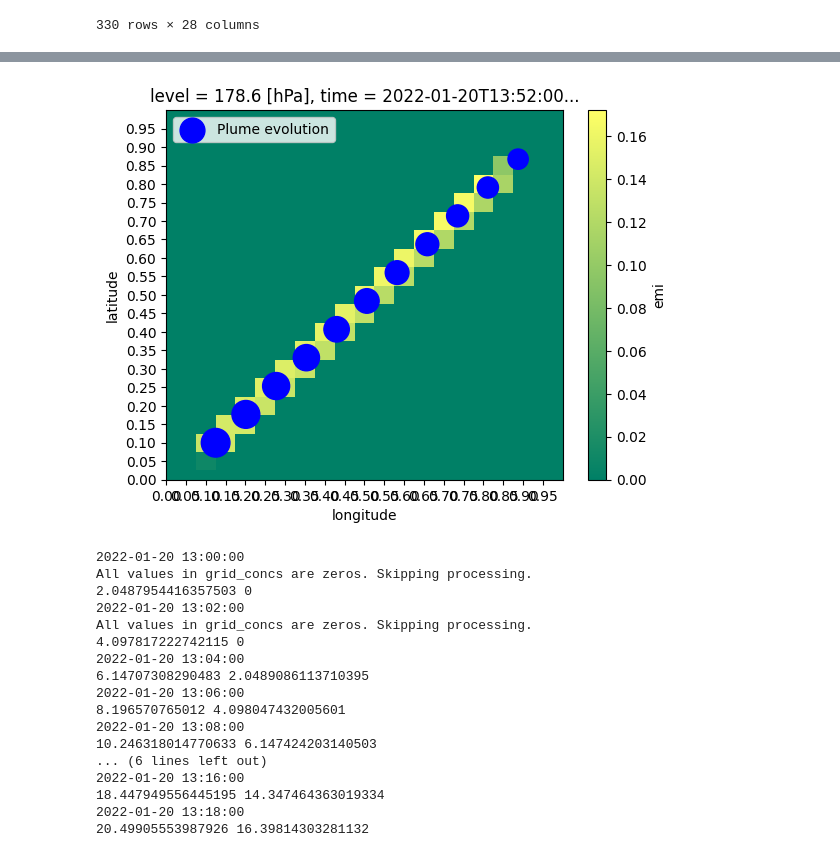
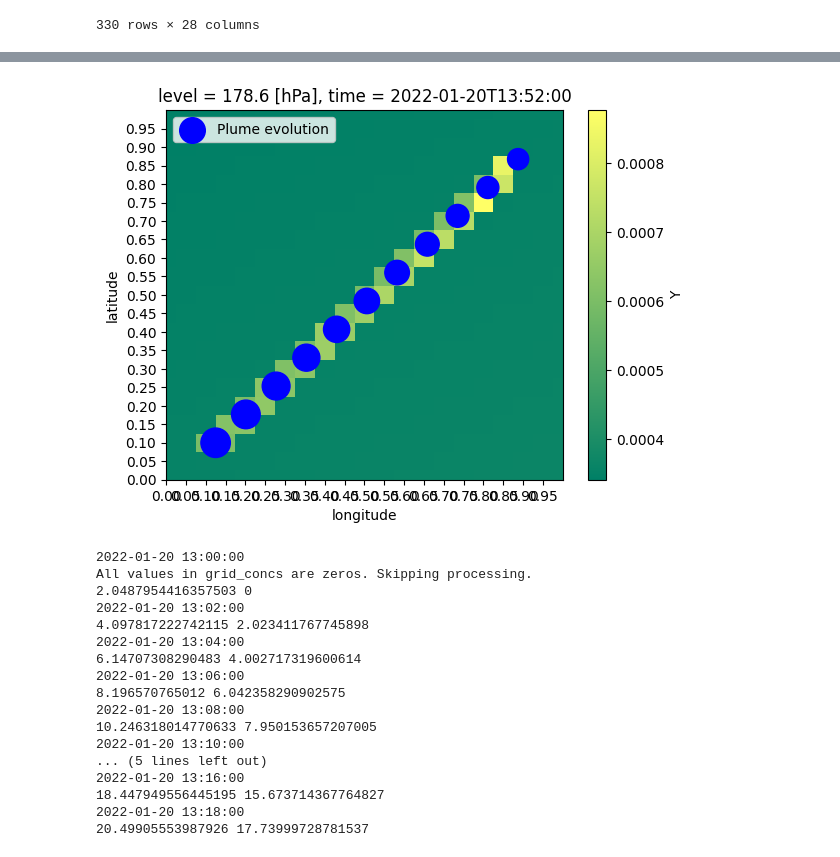
Before and after one commit to ktait98/pycontrails_kt, a Jupyter notebook: pycontrails/models/gpat/gpat.ipynb, the cells around one changed output, grey strips where cells are left out. Cells and saved outputs as stored; diff of their text form; code cells hidden in the pictures.

Commit message:
finalised plume to grid function

```diff
--- a/pycontrails/models/gpat/gpat.ipynb
+++ b/pycontrails/models/gpat/gpat.ipynb
@@ -10,3 +8,8 @@ job_id = 558038
+# %%
+#job_id = 558038
+#job_id = 882283
+
+job_id = 271018
 # %%
 params = pd.read_pickle("outputs/" + repr(job_id) + "/params_" + repr(job_id) + ".pkl")
 params
@@ -74,40 +94,40 @@ ax1.set_xticks(np.arange(chem["longitude"][0], chem["longitude"][-1], 0.05))
 ax1.set_yticks(np.arange(chem["latitude"][0], chem["latitude"][-1], 0.05))
 
 
-ts = 25
+ts = 26
 
 # Plot the heatmap
 heatmap_data = (
-    chem.emi.sel(emi_species="NO", time=pl.time[ts])
+    chem.Y.sel(species_out=0, time=pl.time[ts])
     .sel(level=178.6, method="nearest")
     .transpose("latitude", "longitude")
 )
 heatmap_data.plot(ax=ax1, cmap="summer")  # You can choose a colormap of your preference
 
 
 # scat_fl = ax1.scatter(
 #     fl["longitude"].loc[fl["time"] == pl["time"][ts]],
 #     fl["latitude"].loc[fl["time"] == pl["time"][ts]],
 #     s=5,
 #     c="red",
 #     label="Flight path",
 # )
 
 scat_pl = ax1.scatter(
     pl["longitude"].loc[pl["time"] == pl["time"][ts]],
     pl["latitude"].loc[pl["time"] == pl["time"][ts]],
     s=10e-2 * pl["width"].loc[pl["time"] == pl["time"][ts]],
     c="blue",
     label="Plume evolution",
 )
 
 ax1.legend(loc="upper left")
 ax1.set_xlim([params["sim_params"]["lon_bounds"][0], params["sim_params"]["lon_bounds"][1]])
 ax1.set_ylim([params["sim_params"]["lat_bounds"][0], params["sim_params"]["lat_bounds"][1]])
 # plt.grid()
 plt.show()
 # %% [output]
-[figure, old version]
+[figure, new version]
 # %%
 
 """Check if mass is conserved in the box model."""
@@ -153,16 +173,16 @@ for ts, time in enumerate(fl["time"][:-1]):
 All values in grid_concs are zeros. Skipping processing.
 2.0487954416357503 0
 2022-01-20 13:02:00
-All values in grid_concs are zeros. Skipping processing.
-4.097817222742115 0
+4.097817222742115 2.023411767745898
 2022-01-20 13:04:00
-6.14707308290483 2.0489086113710395
+6.14707308290483 4.002717319600614
 2022-01-20 13:06:00
-8.196570765012 4.098047432005601
+8.196570765012 6.042358290902575
 2022-01-20 13:08:00
-10.246318014770633 6.147424203140503
-... (6 lines left out)
+10.246318014770633 7.950153657207005
+2022-01-20 13:10:00
+... (5 lines left out)
 2022-01-20 13:16:00
-18.447949556445195 14.347464363019334
+18.447949556445195 15.673714367764827
 2022-01-20 13:18:00
-20.49905553987926 16.39814303281132
+20.49905553987926 17.73999728781537
```
Also changed, not shown: parts of 2 cells of this notebook, 1 other file.
